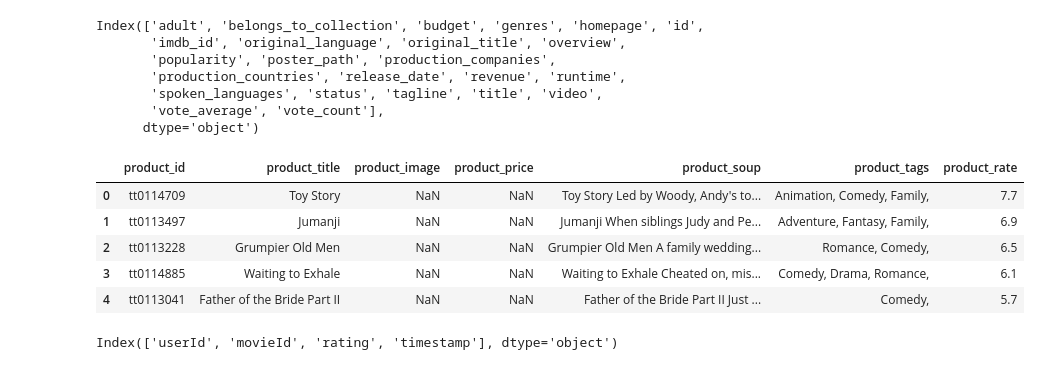
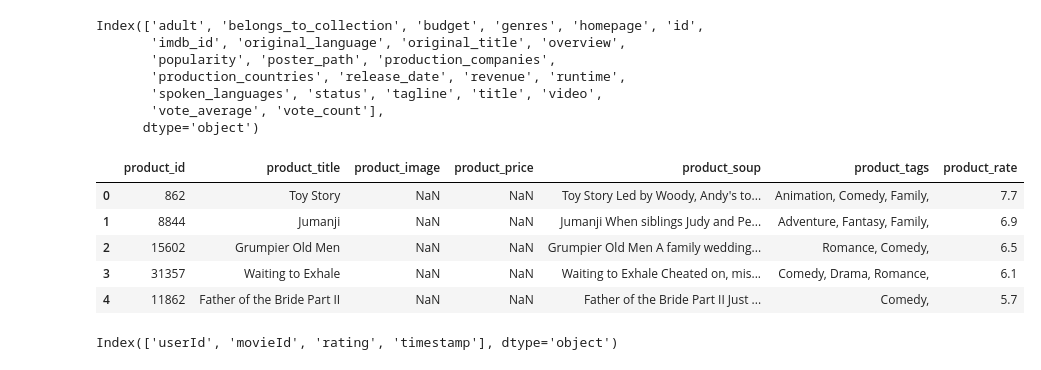
Before and after one commit to NeneWang/recommendation-systems-exploration, a Jupyter notebook: enhancement/standard_format_data_movies.ipynb, the cells around one changed output. Saved outputs shown, nothing was run; the diff lists cells and outputs as text; code cells hidden in the pictures.

```diff
--- a/enhancement/standard_format_data_movies.ipynb
+++ b/enhancement/standard_format_data_movies.ipynb
@@ -80,40 +80,39 @@ def create_soup(row):
       return message
 
 products_books = products_df_original.copy()
-# products_books['product_id'] = str(products_books["app_id"])
-products_books['product_id'] = products_books["imdb_id"]
+products_books['product_id'] = products_books["id"]
 products_books["product_title"] = products_books["original_title"]
 products_books["product_image"] = np.nan
 products_books["product_price"] = np.nan
 products_books["product_soup"] = products_books.apply(create_soup, axis=1)
 products_books["product_rate"] = products_books["vote_average"]
 
 def add_tags(row):
       message = ""
       try:
             # "[{'id': 16, 'name': 'Animation'}, {'id': 35, 'name': 'Comedy'}, {'id': 10751, 'name': 'Family'}]"
             tags = row["genres"]
             # convert to JSON:
             tags = json.loads(tags.replace("'", "\""))
             for tag in tags:
                   message += tag["name"] + ", "
       except:
             pass
 
       return message
 
 products_books["product_tags"] = products_books.apply(add_tags, axis=1)
 
 
 products_books = products_books[["product_id", "product_title", "product_image", "product_price", "product_soup", "product_tags", "product_rate"]]
 products_books.head()
 # %% [output]
 |  | product_id | product_title | product_image | product_price | product_soup | product_tags | product_rate |
-| 0 | tt0114709 | Toy Story | NaN | NaN | Toy Story Led by Woody, Andy's to... | Animation, Comedy, Family, | 7.7 |
-| 1 | tt0113497 | Jumanji | NaN | NaN | Jumanji When siblings Judy and Pe... | Adventure, Fantasy, Family, | 6.9 |
-| 2 | tt0113228 | Grumpier Old Men | NaN | NaN | Grumpier Old Men A family wedding... | Romance, Comedy, | 6.5 |
-| 3 | tt0114885 | Waiting to Exhale | NaN | NaN | Waiting to Exhale Cheated on, mis... | Comedy, Drama, Romance, | 6.1 |
-| 4 | tt0113041 | Father of the Bride Part II | NaN | NaN | Father of the Bride Part II Just ... | Comedy, | 5.7 |
+| 0 | 862 | Toy Story | NaN | NaN | Toy Story Led by Woody, Andy's to... | Animation, Comedy, Family, | 7.7 |
+| 1 | 8844 | Jumanji | NaN | NaN | Jumanji When siblings Judy and Pe... | Adventure, Fantasy, Family, | 6.9 |
+| 2 | 15602 | Grumpier Old Men | NaN | NaN | Grumpier Old Men A family wedding... | Romance, Comedy, | 6.5 |
+| 3 | 31357 | Waiting to Exhale | NaN | NaN | Waiting to Exhale Cheated on, mis... | Comedy, Drama, Romance, | 6.1 |
+| 4 | 11862 | Father of the Bride Part II | NaN | NaN | Father of the Bride Part II Just ... | Comedy, | 5.7 |
 # %%
 print(ratings_df_original.columns)
 ratings_df_original.head()
```
Also changed, not shown: parts of 4 cells of this notebook, 2 other files.
